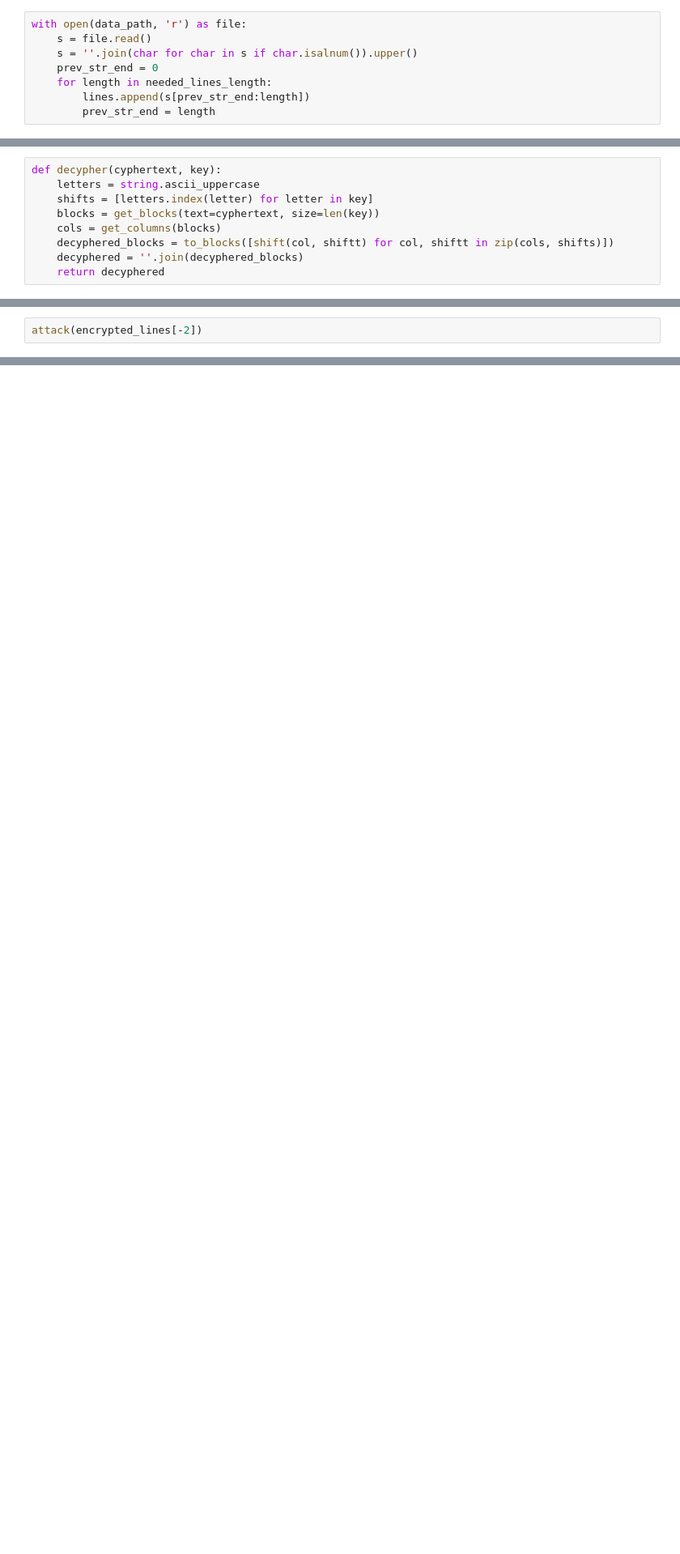
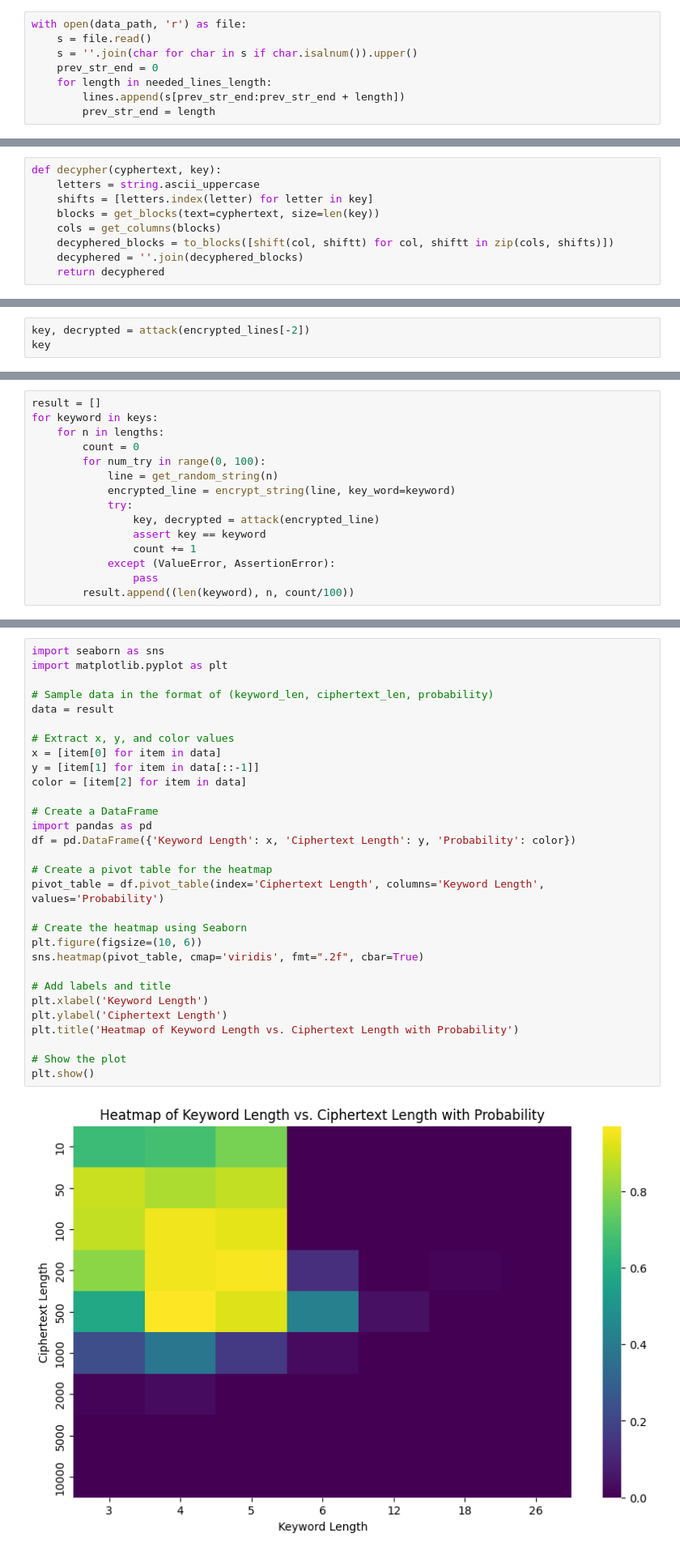
Before and after one commit to sherri-ice/bsu_famcs_4_course, a Jupyter notebook: kbrs/lab1/notebooks/lab1.ipynb, the cells around one changed output, grey strips where cells are left out. Shown: that part at 81% size. Cells and saved outputs as stored; diff of their text form; blank space fills up the shorter version.

```diff
--- a/kbrs/lab1/notebooks/lab1.ipynb
+++ b/kbrs/lab1/notebooks/lab1.ipynb
@@ -57,7 +57,7 @@ with open(data_path, 'r') as file:
     s = ''.join(char for char in s if char.isalnum()).upper()
     prev_str_end = 0
     for length in needed_lines_length:
-        lines.append(s[prev_str_end:length])
+        lines.append(s[prev_str_end:prev_str_end + length])
         prev_str_end = length
 # %%
 encrypted_lines = [
@@ -226,3 +223,4 @@ def attack(cyphertext: str):
 # %%
-attack(encrypted_lines[-2])
+key, decrypted = attack(encrypted_lines[-2])
+key
 # %% [output]
@@ -232,0 +259,15 @@ Plaintext: THENEIGHBORSWOULDSAYIFTHEPOTTERSARRIVEDINTHESTREETTHEDURSLEYSKNEWTHAT
+# %%
+result = []
+for keyword in keys:
+    for n in lengths:
+        count = 0
+        for num_try in range(0, 100):
+            line = get_random_string(n)
+            encrypted_line = encrypt_string(line, key_word=keyword)
+            try:
+                key, decrypted = attack(encrypted_line)
+                assert key == keyword
+                count += 1
+            except (ValueError, AssertionError):
+                pass
+        result.append((len(keyword), n, count/100))
@@ -232,0 +294,32 @@ Plaintext: THENEIGHBORSWOULDSAYIFTHEPOTTERSARRIVEDINTHESTREETTHEDURSLEYSKNEWTHAT
+# %%
+import seaborn as sns
+import matplotlib.pyplot as plt
+
+# Sample data in the format of (keyword_len, ciphertext_len, probability)
+data = result
+
+# Extract x, y, and color values
+x = [item[0] for item in data]
+y = [item[1] for item in data[::-1]]
+color = [item[2] for item in data]
+
+# Create a DataFrame
+import pandas as pd
+df = pd.DataFrame({'Keyword Length': x, 'Ciphertext Length': y, 'Probability': color})
+
+# Create a pivot table for the heatmap
+pivot_table = df.pivot_table(index='Ciphertext Length', columns='Keyword Length', values='Probability')
+
+# Create the heatmap using Seaborn
+plt.figure(figsize=(10, 6))
+sns.heatmap(pivot_table, cmap='viridis', fmt=".2f", cbar=True)
+
+# Add labels and title
+plt.xlabel('Keyword Length')
+plt.ylabel('Ciphertext Length')
+plt.title('Heatmap of Keyword Length vs. Ciphertext Length with Probability')
+
+# Show the plot
+plt.show()
+# %% [output]
+[figure, added]
```
Also changed, not shown: parts of 8 cells of this notebook.
